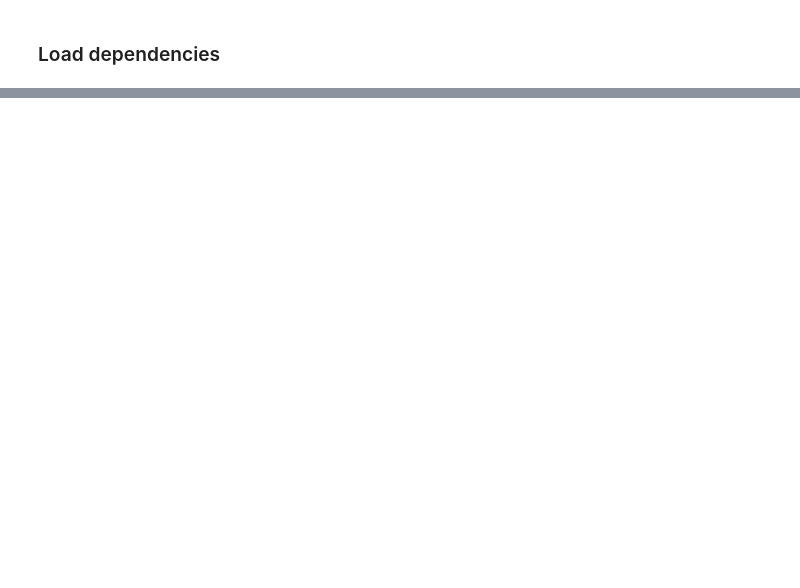
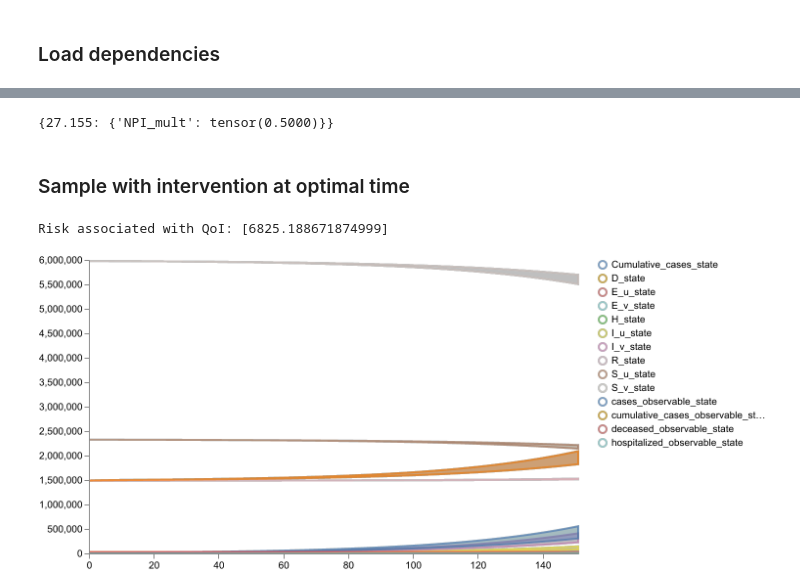
Before and after one commit to DARPA-ASKEM/program-milestones, a Jupyter notebook: Monthly_Scenarios_CIEMSS/July_2024_Scenario/July_2024_Notebook.ipynb, the cells around one changed output, grey strips where cells are left out. Cells and saved outputs as stored; diff of their text form; code cells hidden in the pictures; blank space fills up the shorter version.

```diff
--- a/Monthly_Scenarios_CIEMSS/July_2024_Scenario/July_2024_Notebook.ipynb
+++ b/Monthly_Scenarios_CIEMSS/July_2024_Scenario/July_2024_Notebook.ipynb
@@ -22,0 +528,25 @@ data1 = "LA_County_Covid19_CSA_14day_hospitalization_table.csv"
+# %%
+static_parameter_interventions(optimization_result["policy"])
+# %% [output]
+{27.155: {'NPI_mult': tensor(0.5000)}}
+# %% [markdown]
+### Sample with intervention at optimal time
+# %%
+opt_intervention_result = pyciemss.sample(
+    model,
+    end_time,
+    logging_step_size,
+    num_samples,
+    start_time=start_time,
+    inferred_parameters=parameter_estimates,
+    static_parameter_interventions={torch.tensor(0.0): {'NPI_mult': torch.tensor(0.5000)}}, #static_parameter_interventions(optimization_result["policy"]),
+)
+# display(result2["data"])
+# Check risk estimate used in constraints
+print("Risk associated with QoI:", opt_intervention_result["risk"][observed_params[0]]["risk"])
+# Plot results for all states
+schema = plots.trajectories(opt_intervention_result["data"], keep=".*_state", qlow=0.0, qhigh=1.0)
+plots.ipy_display(schema, dpi=150)
+# %% [output]
+Risk associated with QoI: [6825.188671874999]
+[figure, added]
```
Also changed, not shown: parts of 41 cells of this notebook, 4 other files.
